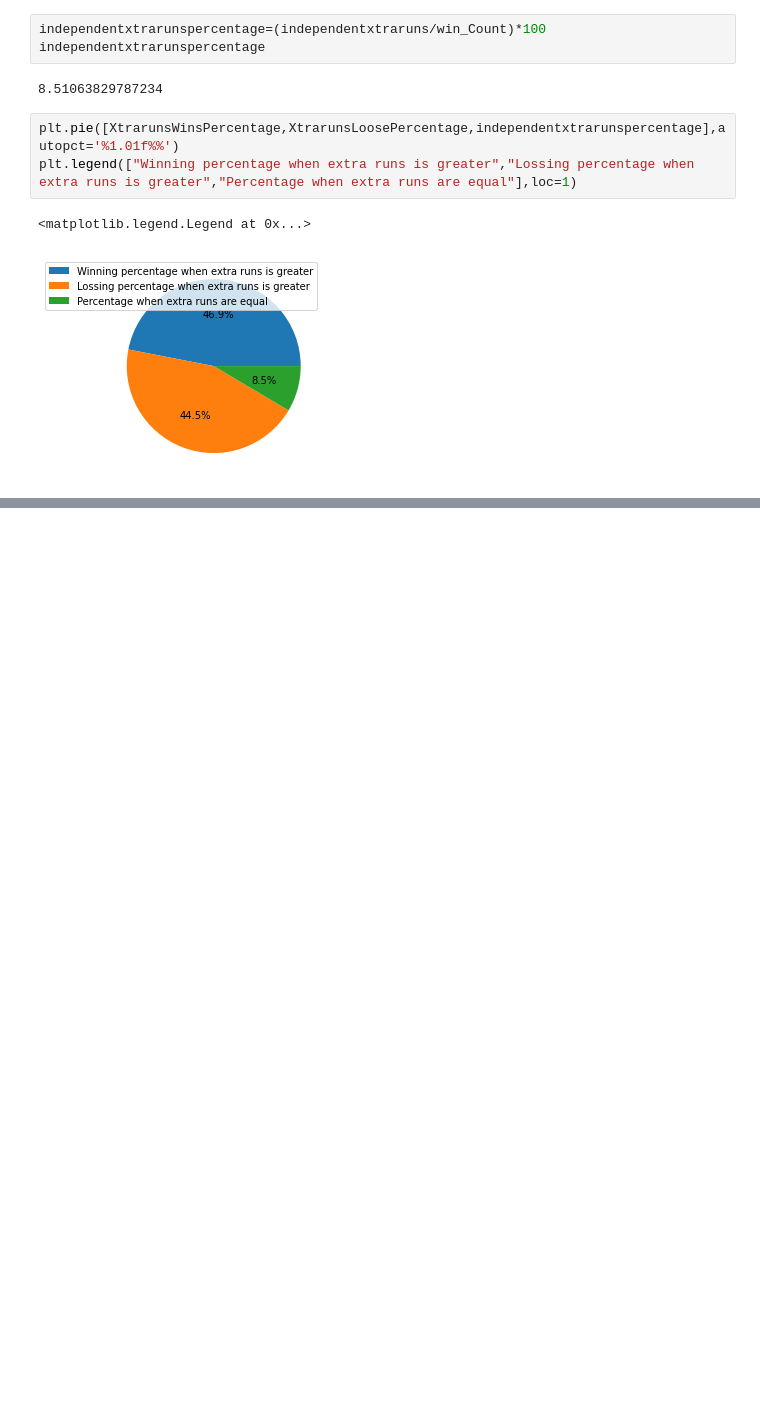
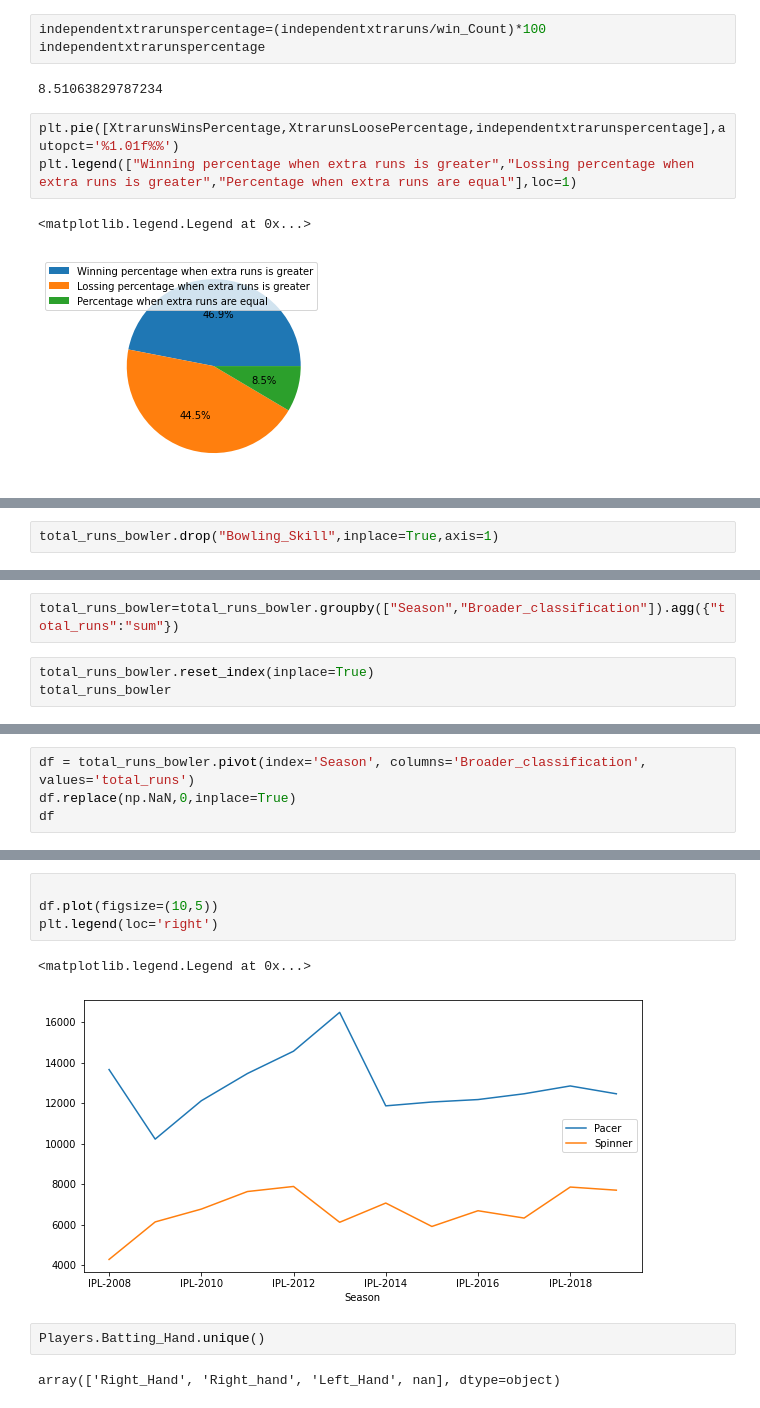
Before and after one commit to satyamgipu/Iplt20analysis, a Jupyter notebook: Copy_of_IPL_T20_Cricket_Analysis_Capstone_Project.ipynb, the cells around one changed output, grey strips where cells are left out. Saved outputs shown, nothing was run; the diff lists cells and outputs as text; blank space fills up the shorter version.

```diff
--- a/Copy_of_IPL_T20_Cricket_Analysis_Capstone_Project.ipynb
+++ b/Copy_of_IPL_T20_Cricket_Analysis_Capstone_Project.ipynb
@@ -236,0 +363,2 @@ plt.legend(["Winning percentage when extra runs is greater","Lossing percentage
+# %%
+total_runs_bowler.drop("Bowling_Skill",inplace=True,axis=1)
@@ -236,0 +381,5 @@ plt.legend(["Winning percentage when extra runs is greater","Lossing percentage
+# %%
+total_runs_bowler=total_runs_bowler.groupby(["Season","Broader_classification"]).agg({"total_runs":"sum"})
+# %%
+total_runs_bowler.reset_index(inplace=True)
+total_runs_bowler
@@ -236,0 +404,4 @@ plt.legend(["Winning percentage when extra runs is greater","Lossing percentage
+# %%
+df = total_runs_bowler.pivot(index='Season', columns='Broader_classification', values='total_runs')
+df.replace(np.NaN,0,inplace=True)
+df
@@ -236,0 +423,11 @@ plt.legend(["Winning percentage when extra runs is greater","Lossing percentage
+# %%
+
+df.plot(figsize=(10,5))
+plt.legend(loc='right')
+# %% [output]
+<matplotlib.legend.Legend at 0x...>
+[figure, added]
+# %%
+Players.Batting_Hand.unique()
+# %% [output]
+array(['Right_Hand', 'Right_hand', 'Left_Hand', nan], dtype=object)
```
Also changed, not shown: parts of 28 cells of this notebook.
